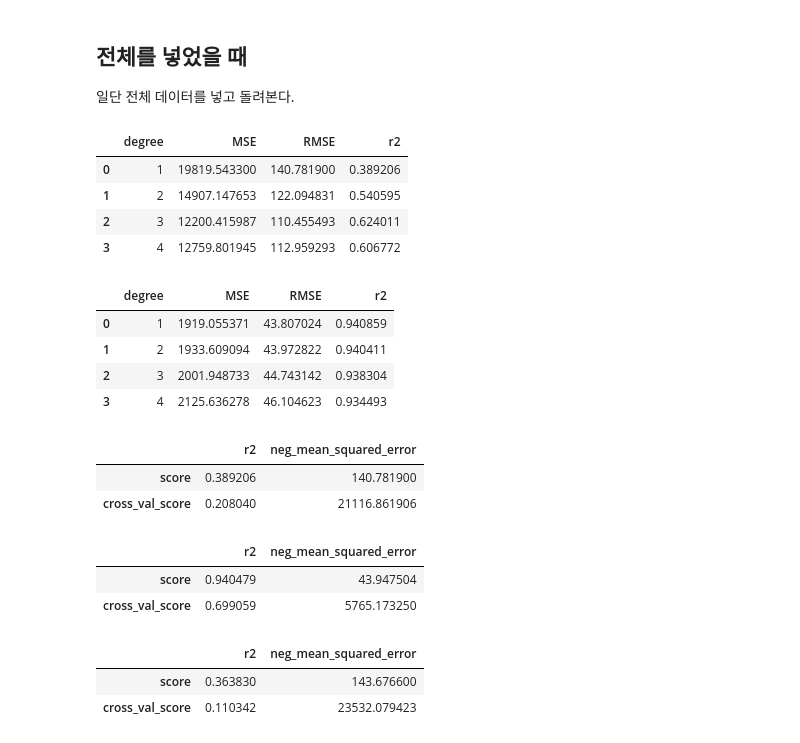
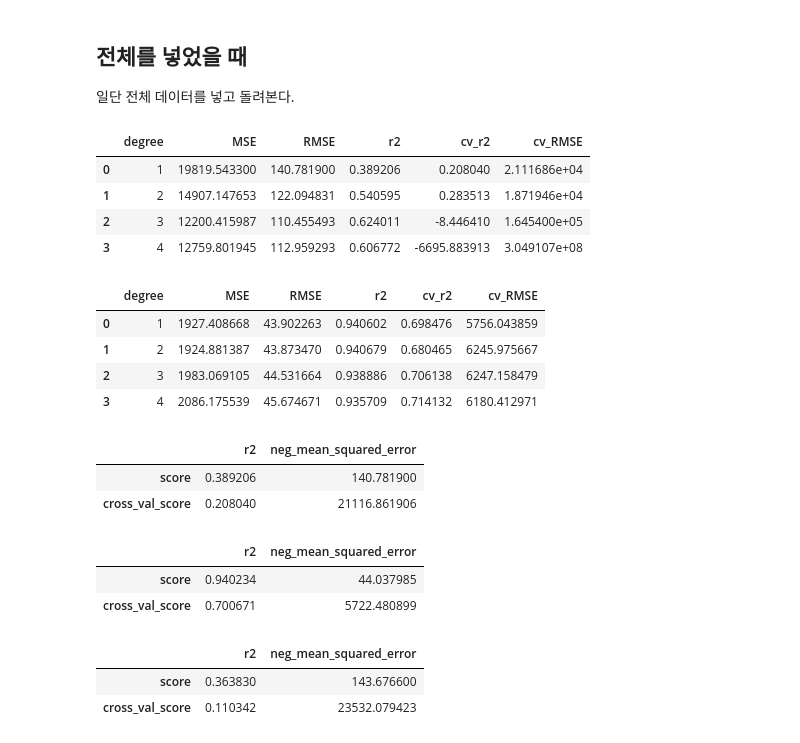
Before and after one commit to Clear-head/hipython_repo, a Jupyter notebook: BikeSharingDemand.ipynb, the cells around one changed output. Drawn from its saved outputs; the diff is of its cells as text; code cells hidden in the pictures.

```diff
--- a/BikeSharingDemand.ipynb
+++ b/BikeSharingDemand.ipynb
@@ -184,12 +185,17 @@ def poly_func(x, y, model):
 
         r2 = r2_score(y_test, pred_poly)
 
+        nmse_cv = cross_val_score(model_poly, x, y, scoring='neg_mean_squared_error', cv=5)
+        r2_cv = cross_val_score(model_poly, x, y, scoring='r2', cv=5)
+
         results.append(
             {
                 'degree': degree,
                 'MSE': mse,
                 "RMSE": rmse,
-                "r2": r2
+                "r2": r2,
+                "cv_r2": np.mean(r2_cv),
+                "cv_RMSE": -np.mean(nmse_cv)
             }
         )
 
@@ -213,20 +219,20 @@ y = df["count"].values
 poly_LinearRegression = poly_func(X, y, LinearRegression)
 poly_LinearRegression
 # %% [output]
-|  | degree | MSE | RMSE | r2 |
-| 0 | 1 | 19819.543300 | 140.781900 | 0.389206 |
-| 1 | 2 | 14907.147653 | 122.094831 | 0.540595 |
-| 2 | 3 | 12200.415987 | 110.455493 | 0.624011 |
-| 3 | 4 | 12759.801945 | 112.959293 | 0.606772 |
+|  | degree | MSE | RMSE | r2 | cv_r2 | cv_RMSE |
+| 0 | 1 | 19819.543300 | 140.781900 | 0.389206 | 0.208040 | 2.111686e+04 |
+| 1 | 2 | 14907.147653 | 122.094831 | 0.540595 | 0.283513 | 1.871946e+04 |
+| 2 | 3 | 12200.415987 | 110.455493 | 0.624011 | -8.446410 | 1.645400e+05 |
+| 3 | 4 | 12759.801945 | 112.959293 | 0.606772 | -6695.883913 | 3.049107e+08 |
 # %%
-# poly_RandomForestRegressor = poly_func(X, y, RandomForestRegressor)
-# poly_RandomForestRegressor
+poly_RandomForestRegressor = poly_func(X, y, RandomForestRegressor)
+poly_RandomForestRegressor
 # %% [output]
-|  | degree | MSE | RMSE | r2 |
-| 0 | 1 | 1919.055371 | 43.807024 | 0.940859 |
-| 1 | 2 | 1933.609094 | 43.972822 | 0.940411 |
-| 2 | 3 | 2001.948733 | 44.743142 | 0.938304 |
-| 3 | 4 | 2125.636278 | 46.104623 | 0.934493 |
+|  | degree | MSE | RMSE | r2 | cv_r2 | cv_RMSE |
+| 0 | 1 | 1927.408668 | 43.902263 | 0.940602 | 0.698476 | 5756.043859 |
+| 1 | 2 | 1924.881387 | 43.873470 | 0.940679 | 0.680465 | 6245.975667 |
+| 2 | 3 | 1983.069105 | 44.531664 | 0.938886 | 0.706138 | 6247.158479 |
+| 3 | 4 | 2086.175539 | 45.674671 | 0.935709 | 0.714132 | 6180.412971 |
 # %%
 model, lr = score_func(X, y, LinearRegression())
 lr
@@ -235,12 +241,12 @@ lr
 | score | 0.389206 | 140.781900 |
 | cross_val_score | 0.208040 | 21116.861906 |
 # %%
-# model, rf = score_func(X, y, RandomForestRegressor())
-# rf
+model, rf = score_func(X, y, RandomForestRegressor())
+rf
 # %% [output]
 |  | r2 | neg_mean_squared_error |
-| score | 0.940479 | 43.947504 |
-| cross_val_score | 0.699059 | 5765.173250 |
+| score | 0.940234 | 44.037985 |
+| cross_val_score | 0.700671 | 5722.480899 |
 # %%
 model, el = score_func(X, y, ElasticNet())
 el
```
Also changed, not shown: parts of 20 cells of this notebook, 1 other file.
